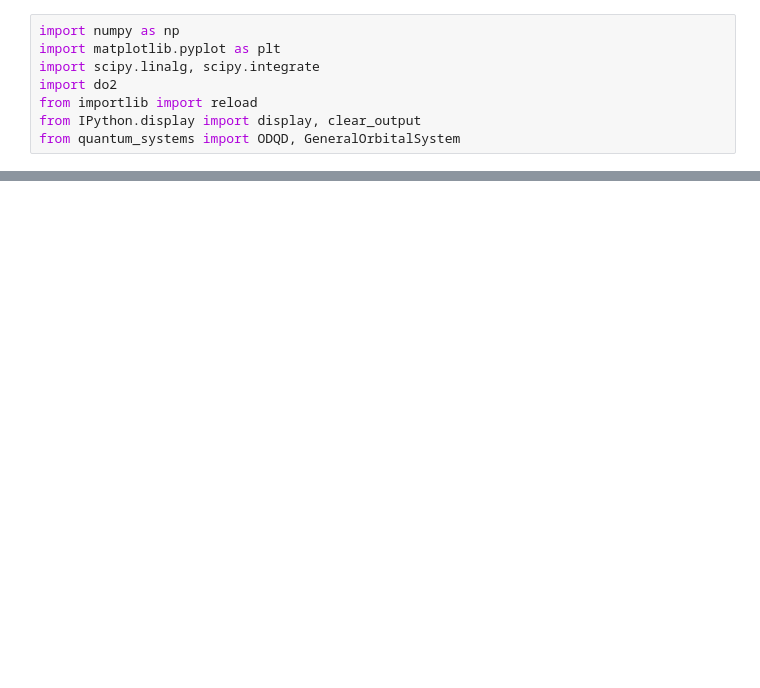
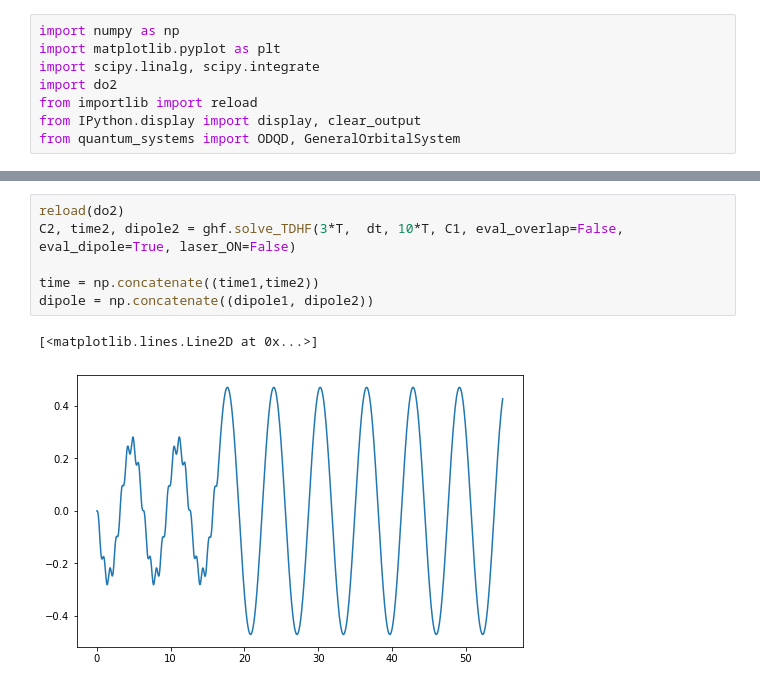
Before and after one commit to Matteo294/FYS4411, a Jupyter notebook: Project2/code/tdhf.ipynb, the cells around one changed output, grey strips where cells are left out. Cells and saved outputs as stored; diff of their text form; blank space fills up the shorter version.

```diff
--- a/Project2/code/tdhf.ipynb
+++ b/Project2/code/tdhf.ipynb
@@ -46 +50,10 @@ ghf.plot_dipole(np.concatenate((time_on, time_off)), np.concatenate((dipole_on,
+# %%
+reload(do2)
+C2, time2, dipole2 = ghf.solve_TDHF(3*T,  dt, 10*T, C1, eval_overlap=False, eval_dipole=True, laser_ON=False)
+
+time = np.concatenate((time1,time2))
+dipole = np.concatenate((dipole1, dipole2))
+# %% [output]
+[<matplotlib.lines.Line2D at 0x...>]
+[figure, added]
 # %%
```
Also changed, not shown: parts of 8 cells of this notebook, 1 other file.
